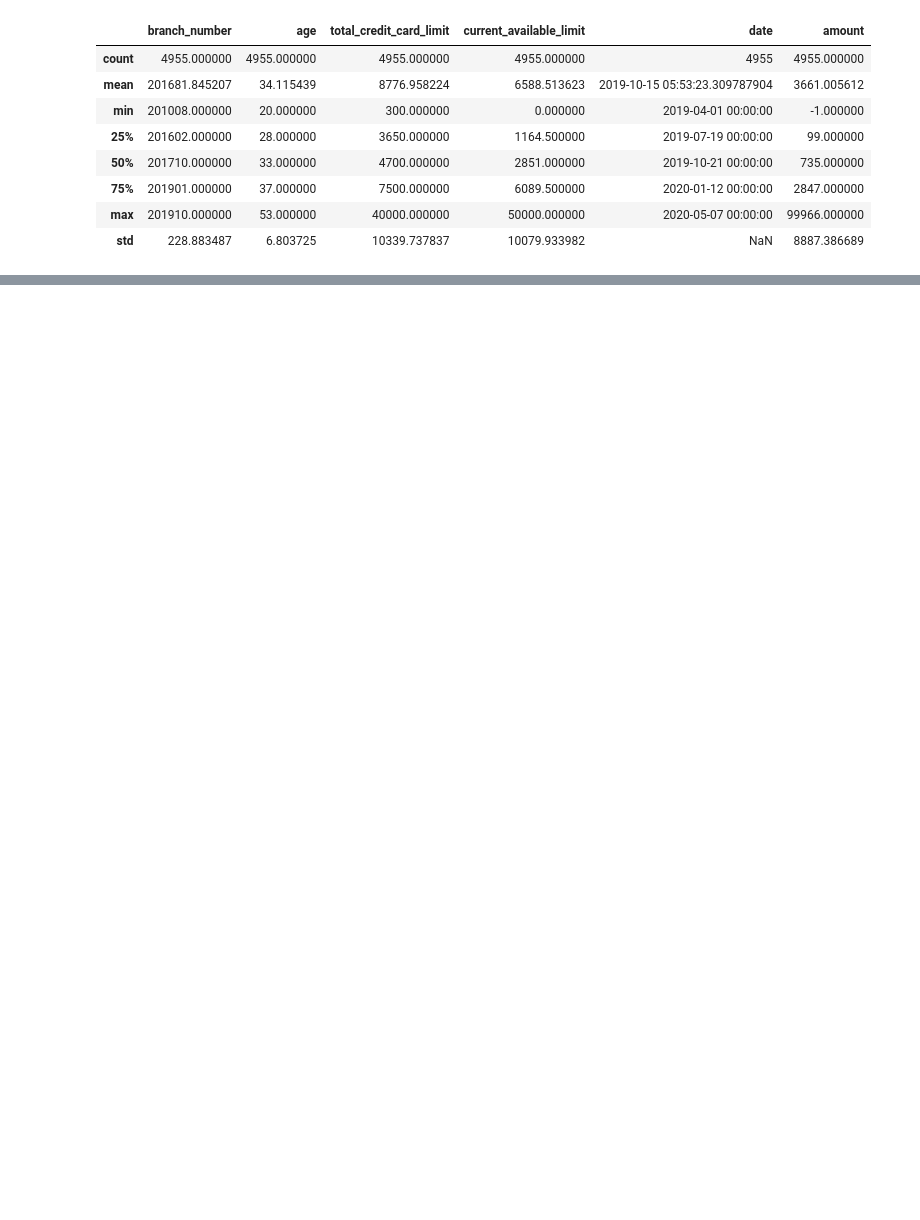
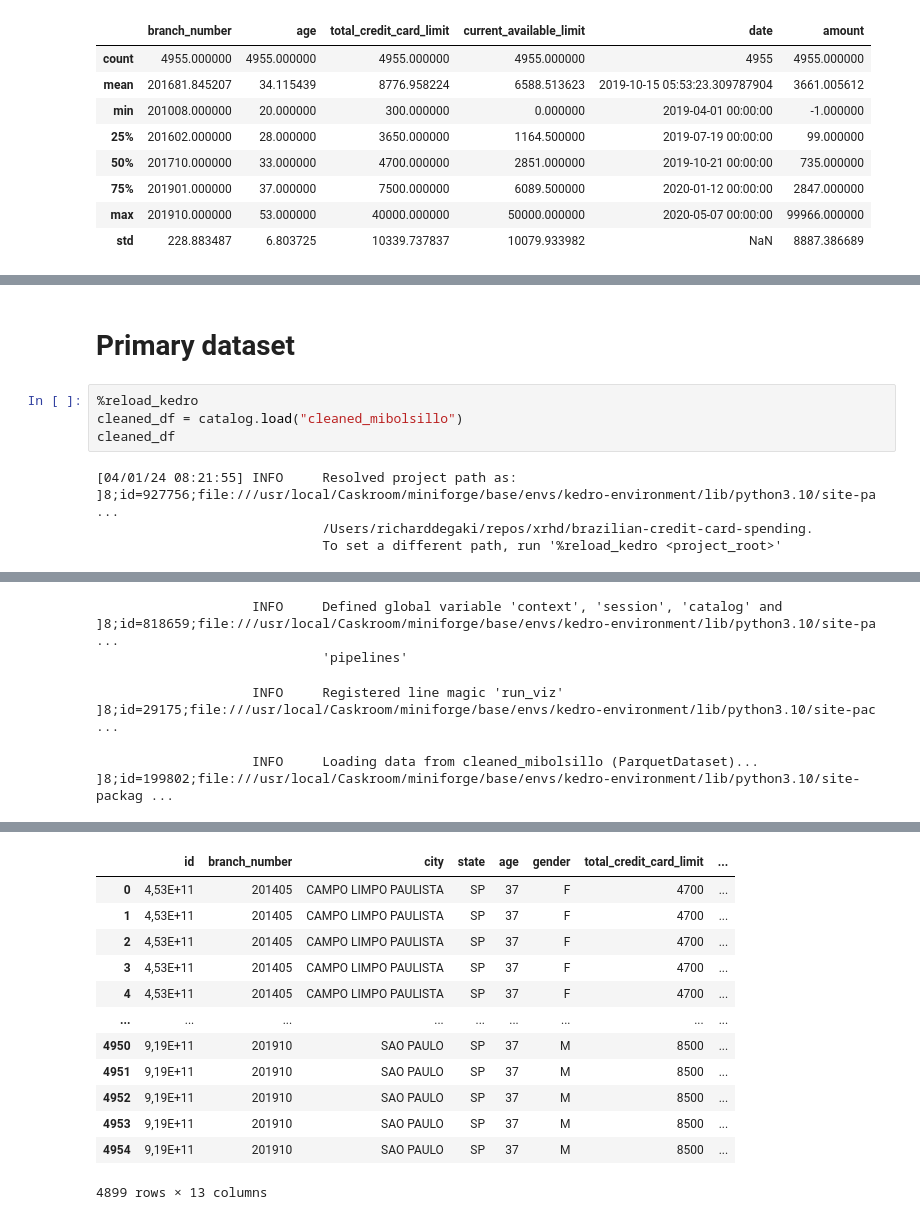
Before and after one commit to xrhd/brazilian-credit-card-spending, a Jupyter notebook: notebooks/Explore.ipynb, the cells around one changed output, grey strips where cells are left out. Drawn from its saved outputs; the diff is of its cells as text; blank space fills up the shorter version.

Commit message:
feat: cleaned_mibolsillo

```diff
--- a/notebooks/Explore.ipynb
+++ b/notebooks/Explore.ipynb
@@ -235,0 +290,10 @@ df.describe()
+# %% [markdown]
+# Primary dataset
+# %%
+%reload_kedro
+cleaned_df = catalog.load("cleaned_mibolsillo")
+cleaned_df
+# %% [output]
+[04/01/24 08:21:55] INFO     Resolved project path as:                                              ]8;id=927756;file:///usr/local/Caskroom/miniforge/base/envs/kedro-environment/lib/python3.10/site-pa ...
+                             /Users/richarddegaki/repos/xrhd/brazilian-credit-card-spending.
+                             To set a different path, run '%reload_kedro <project_root>'
@@ -235,0 +301,4 @@ df.describe()
+                    INFO     Defined global variable 'context', 'session', 'catalog' and            ]8;id=818659;file:///usr/local/Caskroom/miniforge/base/envs/kedro-environment/lib/python3.10/site-pa ...
+                             'pipelines'
+                    INFO     Registered line magic 'run_viz'                                        ]8;id=29175;file:///usr/local/Caskroom/miniforge/base/envs/kedro-environment/lib/python3.10/site-pac ...
+                    INFO     Loading data from cleaned_mibolsillo (ParquetDataset)...           ]8;id=199802;file:///usr/local/Caskroom/miniforge/base/envs/kedro-environment/lib/python3.10/site-packag ...
@@ -235,0 +306,13 @@ df.describe()
+|  | id | branch_number | city | state | age | gender | total_credit_card_limit | ... |
+| 0 | 4,53E+11 | 201405 | CAMPO LIMPO PAULISTA | SP | 37 | F | 4700 | ... |
+| 1 | 4,53E+11 | 201405 | CAMPO LIMPO PAULISTA | SP | 37 | F | 4700 | ... |
+| 2 | 4,53E+11 | 201405 | CAMPO LIMPO PAULISTA | SP | 37 | F | 4700 | ... |
+| 3 | 4,53E+11 | 201405 | CAMPO LIMPO PAULISTA | SP | 37 | F | 4700 | ... |
+| 4 | 4,53E+11 | 201405 | CAMPO LIMPO PAULISTA | SP | 37 | F | 4700 | ... |
+| ... | ... | ... | ... | ... | ... | ... | ... | ... |
+| 4950 | 9,19E+11 | 201910 | SAO PAULO | SP | 37 | M | 8500 | ... |
+| 4951 | 9,19E+11 | 201910 | SAO PAULO | SP | 37 | M | 8500 | ... |
+| 4952 | 9,19E+11 | 201910 | SAO PAULO | SP | 37 | M | 8500 | ... |
+| 4953 | 9,19E+11 | 201910 | SAO PAULO | SP | 37 | M | 8500 | ... |
+| 4954 | 9,19E+11 | 201910 | SAO PAULO | SP | 37 | M | 8500 | ... |
+4899 rows × 13 columns
```
Also changed, not shown: parts of 5 cells of this notebook, 5 other files.
